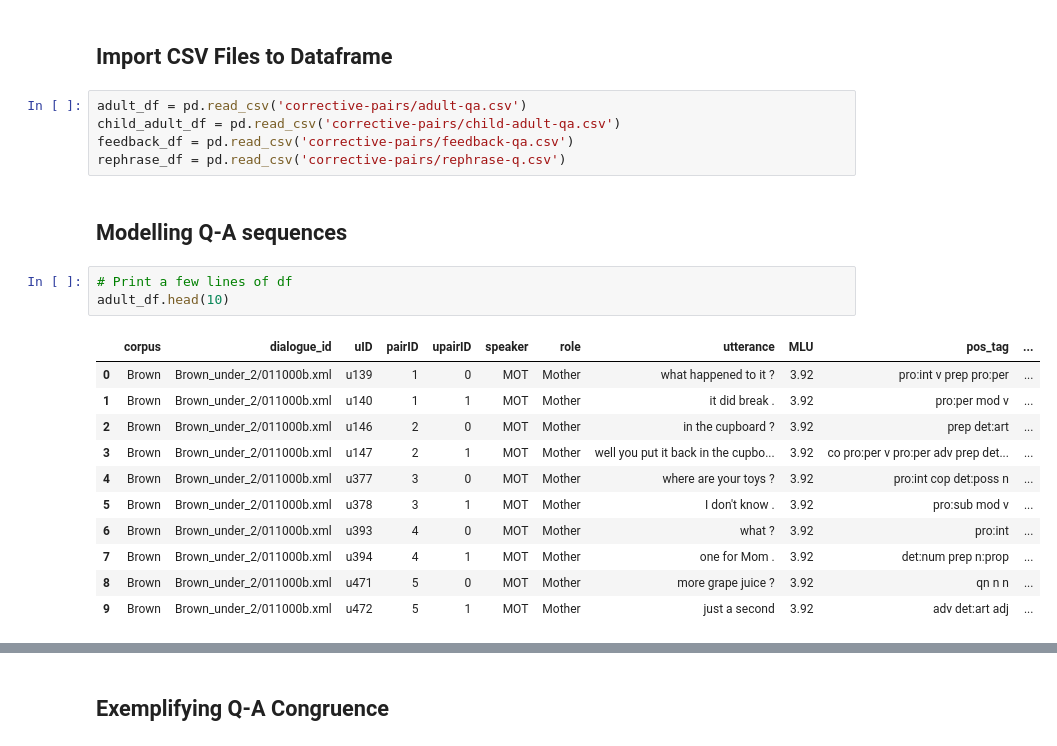
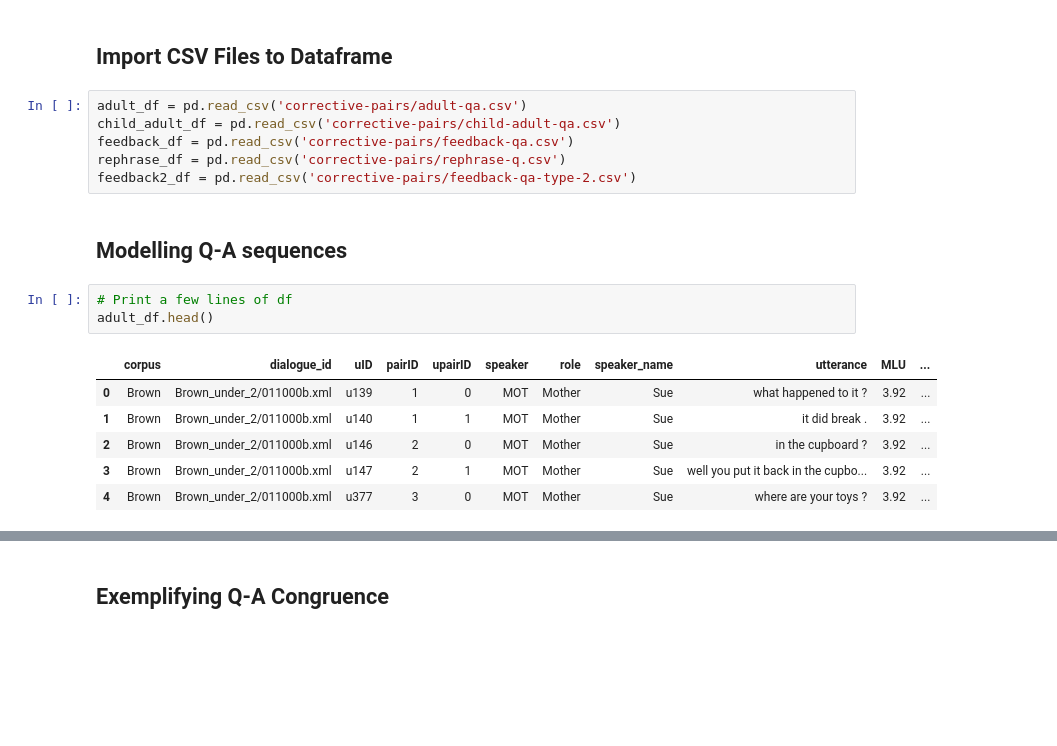
Before and after one commit to maryam-bala/Childes-Thesis, a Jupyter notebook: extract-feedback/feedback-pairs-stats.ipynb, the cells around one changed output, grey strips where cells are left out. Saved outputs shown, nothing was run; the diff lists cells and outputs as text; blank space fills up the shorter version.

```diff
--- a/extract-feedback/feedback-pairs-stats.ipynb
+++ b/extract-feedback/feedback-pairs-stats.ipynb
@@ -23,23 +24,19 @@ adult_df = pd.read_csv('corrective-pairs/adult-qa.csv')
 child_adult_df = pd.read_csv('corrective-pairs/child-adult-qa.csv')
 feedback_df = pd.read_csv('corrective-pairs/feedback-qa.csv')
 rephrase_df = pd.read_csv('corrective-pairs/rephrase-q.csv')
+feedback2_df = pd.read_csv('corrective-pairs/feedback-qa-type-2.csv')
 # %% [markdown]
 ## Modelling Q-A sequences
 # %%
 # Print a few lines of df
-adult_df.head(10)
+adult_df.head()
 # %% [output]
-|  | corpus | dialogue_id | uID | pairID | upairID | speaker | role | utterance | MLU | pos_tag | ... |
-| 0 | Brown | Brown_under_2/011000b.xml | u139 | 1 | 0 | MOT | Mother | what happened to it ? | 3.92 | pro:int v prep pro:per | ... |
-| 1 | Brown | Brown_under_2/011000b.xml | u140 | 1 | 1 | MOT | Mother | it did break . | 3.92 | pro:per mod v | ... |
-| 2 | Brown | Brown_under_2/011000b.xml | u146 | 2 | 0 | MOT | Mother | in the cupboard ? | 3.92 | prep det:art | ... |
-| 3 | Brown | Brown_under_2/011000b.xml | u147 | 2 | 1 | MOT | Mother | well you put it back in the cupbo... | 3.92 | co pro:per v pro:per adv prep det... | ... |
-| 4 | Brown | Brown_under_2/011000b.xml | u377 | 3 | 0 | MOT | Mother | where are your toys ? | 3.92 | pro:int cop det:poss n | ... |
-| 5 | Brown | Brown_under_2/011000b.xml | u378 | 3 | 1 | MOT | Mother | I don't know . | 3.92 | pro:sub mod v | ... |
-| 6 | Brown | Brown_under_2/011000b.xml | u393 | 4 | 0 | MOT | Mother | what ? | 3.92 | pro:int | ... |
-| 7 | Brown | Brown_under_2/011000b.xml | u394 | 4 | 1 | MOT | Mother | one for Mom . | 3.92 | det:num prep n:prop | ... |
-| 8 | Brown | Brown_under_2/011000b.xml | u471 | 5 | 0 | MOT | Mother | more grape juice ? | 3.92 | qn n n | ... |
-| 9 | Brown | Brown_under_2/011000b.xml | u472 | 5 | 1 | MOT | Mother | just a second | 3.92 | adv det:art adj | ... |
+|  | corpus | dialogue_id | uID | pairID | upairID | speaker | role | speaker_name | utterance | MLU | ... |
+| 0 | Brown | Brown_under_2/011000b.xml | u139 | 1 | 0 | MOT | Mother | Sue | what happened to it ? | 3.92 | ... |
+| 1 | Brown | Brown_under_2/011000b.xml | u140 | 1 | 1 | MOT | Mother | Sue | it did break . | 3.92 | ... |
+| 2 | Brown | Brown_under_2/011000b.xml | u146 | 2 | 0 | MOT | Mother | Sue | in the cupboard ? | 3.92 | ... |
+| 3 | Brown | Brown_under_2/011000b.xml | u147 | 2 | 1 | MOT | Mother | Sue | well you put it back in the cupbo... | 3.92 | ... |
+| 4 | Brown | Brown_under_2/011000b.xml | u377 | 3 | 0 | MOT | Mother | Sue | where are your toys ? | 3.92 | ... |
 # %%
 adult_df.info()
 # %% [output]
```
Also changed, not shown: parts of 33 cells of this notebook, 24 other files.
